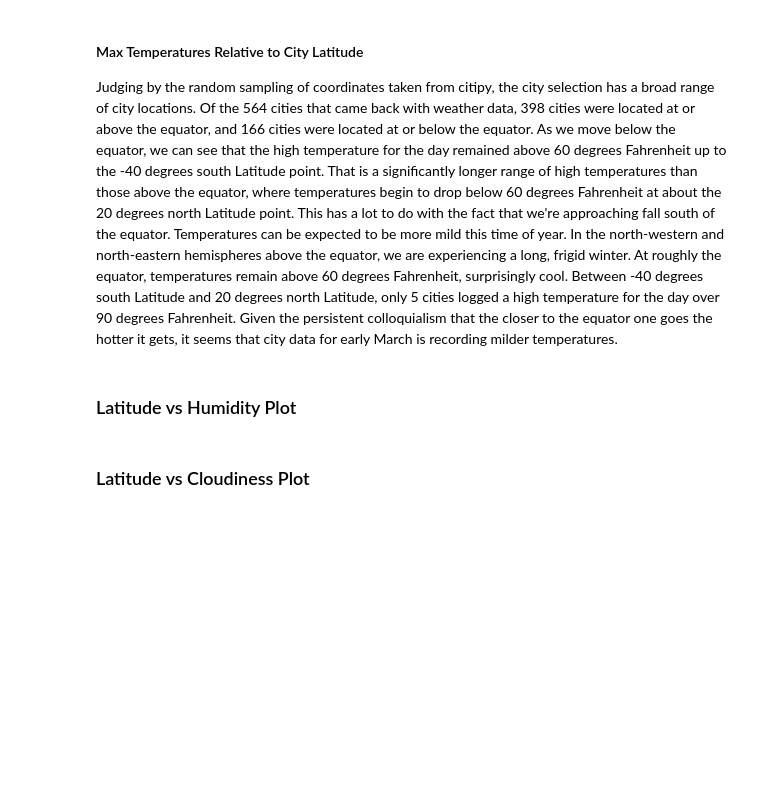
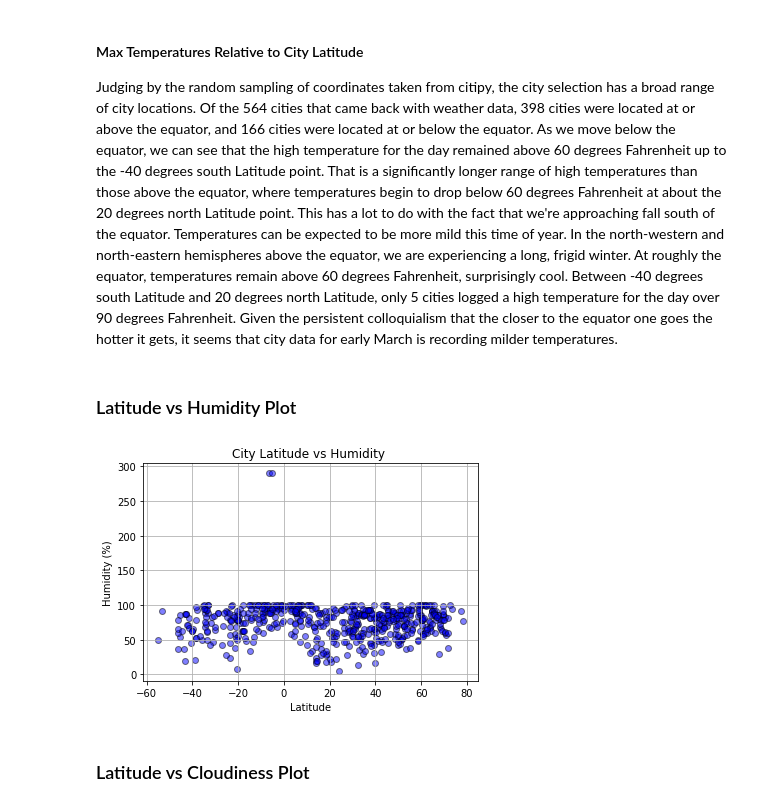
Before and after one commit to AshleyMcGee/api_homework, a Jupyter notebook: weatherpy_homework.ipynb, the cells around one changed output. Drawn from its saved outputs; the diff is of its cells as text; code cells hidden in the pictures; blank space fills up the shorter version.

```diff
--- a/weatherpy_homework.ipynb
+++ b/weatherpy_homework.ipynb
@@ -155,16 +195,18 @@ plt.show()
 # %% [markdown]
 <h3>Latitude vs Humidity Plot</h3>
 # %%
-lat_humid_data = weather_df.groupby('city').mean()
+lat_humid_data = weather_df.groupby('city').sum()
 x_axis_humid = lat_humid_data['latitude']
 y_axis_humid = lat_humid_data['humidity']
 plt.scatter(x_axis_humid, y_axis_humid, color='blue', edgecolor="black", alpha=0.5)
 plt.xlabel("Latitude")
 plt.ylabel("Humidity (%)")
 plt.title("City Latitude vs Humidity ")
 plt.grid()
 plt.savefig("citylathumid.png")
 plt.show()
+# %% [output]
+[figure, added]
 # %% [markdown]
 <h3>Latitude vs Cloudiness Plot</h3>
 # %%
```
Also changed, not shown: parts of 8 cells of this notebook.
